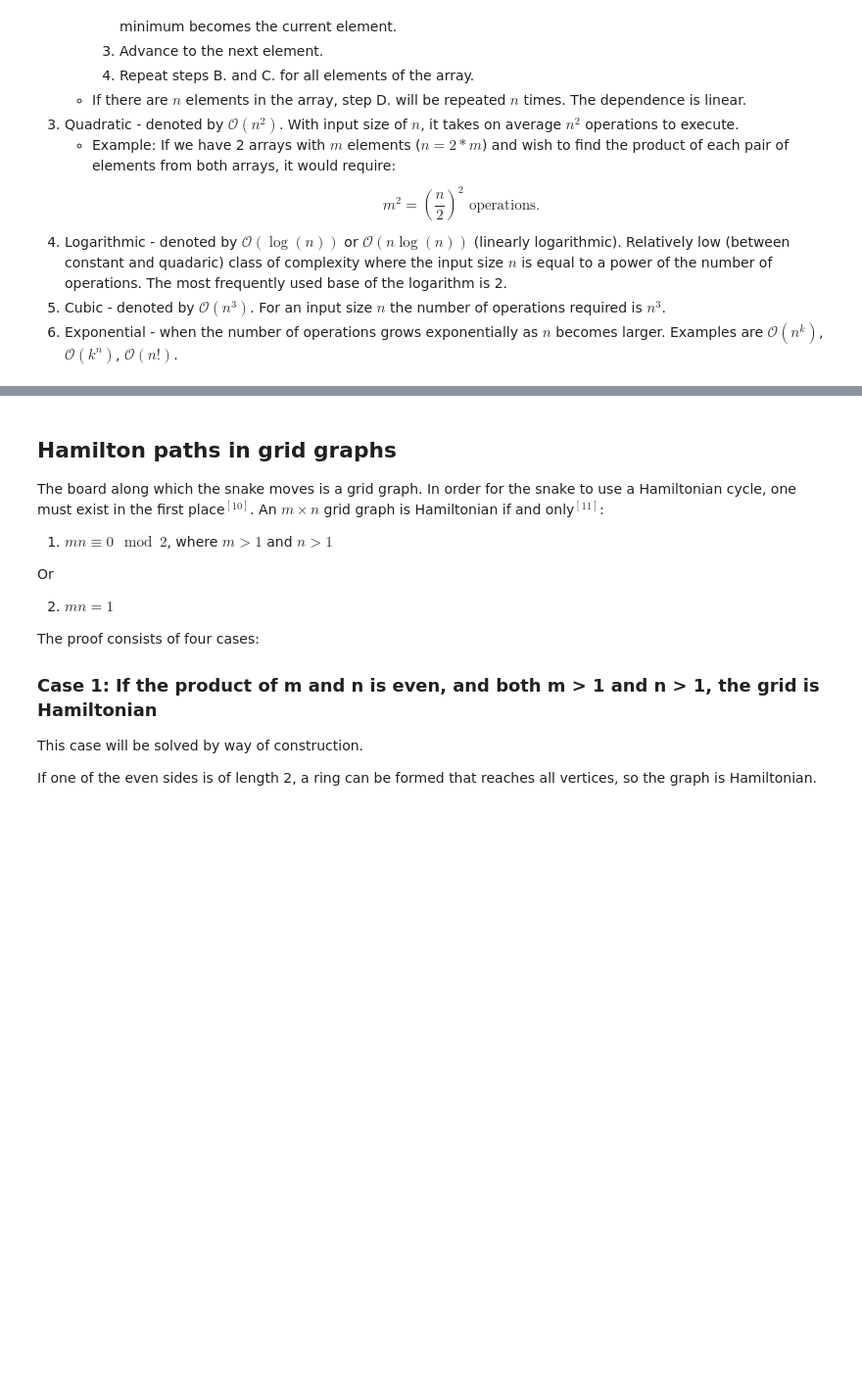
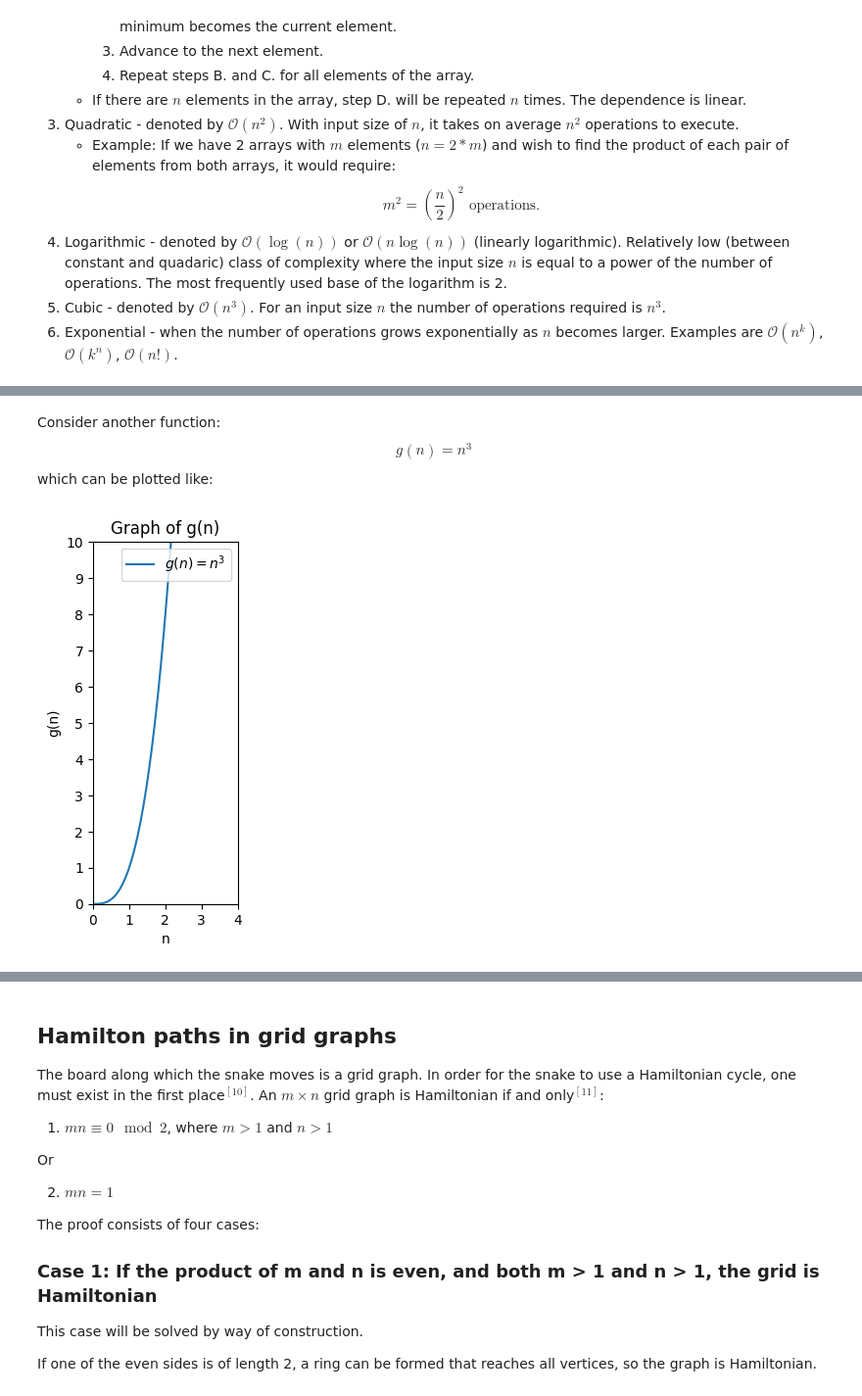
Before and after one commit to SimoAngelov/TravelingSnake, a Jupyter notebook: TheTravelingSnake.ipynb, the cells around one changed output, grey strips where cells are left out. Shown at 98% size. Saved outputs shown, nothing was run; the diff lists cells and outputs as text; code cells hidden in the pictures; blank space fills up the shorter version.

```diff
--- a/TheTravelingSnake.ipynb
+++ b/TheTravelingSnake.ipynb
@@ -140,0 +156,8 @@ An example is bubble sort - usually n^
+# %% [markdown]
+Consider another function:
+$$g(n) = n^3$$
+which can be plotted like:
+# %%
+gd.plot_functions([("$g(n) = n^3$", g_x)], x_max, y_max, "Graph of g(n)", "n", "g(n)")
+# %% [output]
+[figure, added]
```
Also changed, not shown: parts of 10 cells of this notebook, 1 other file.
